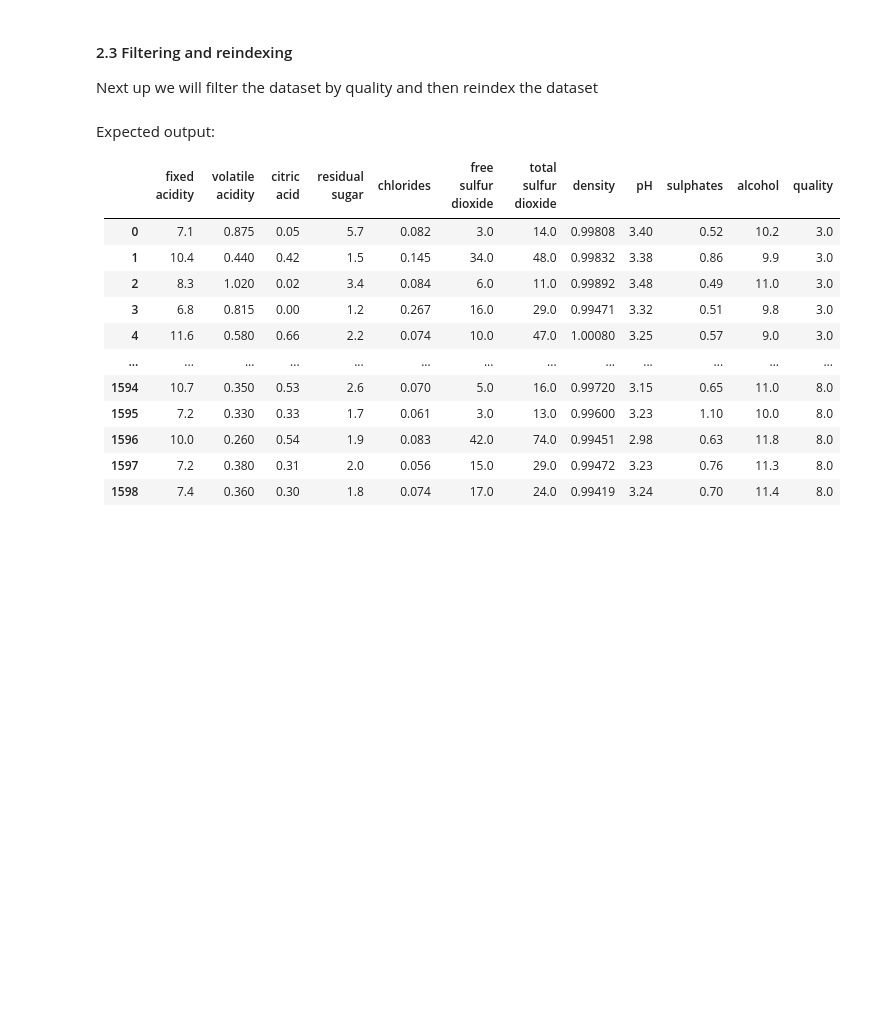
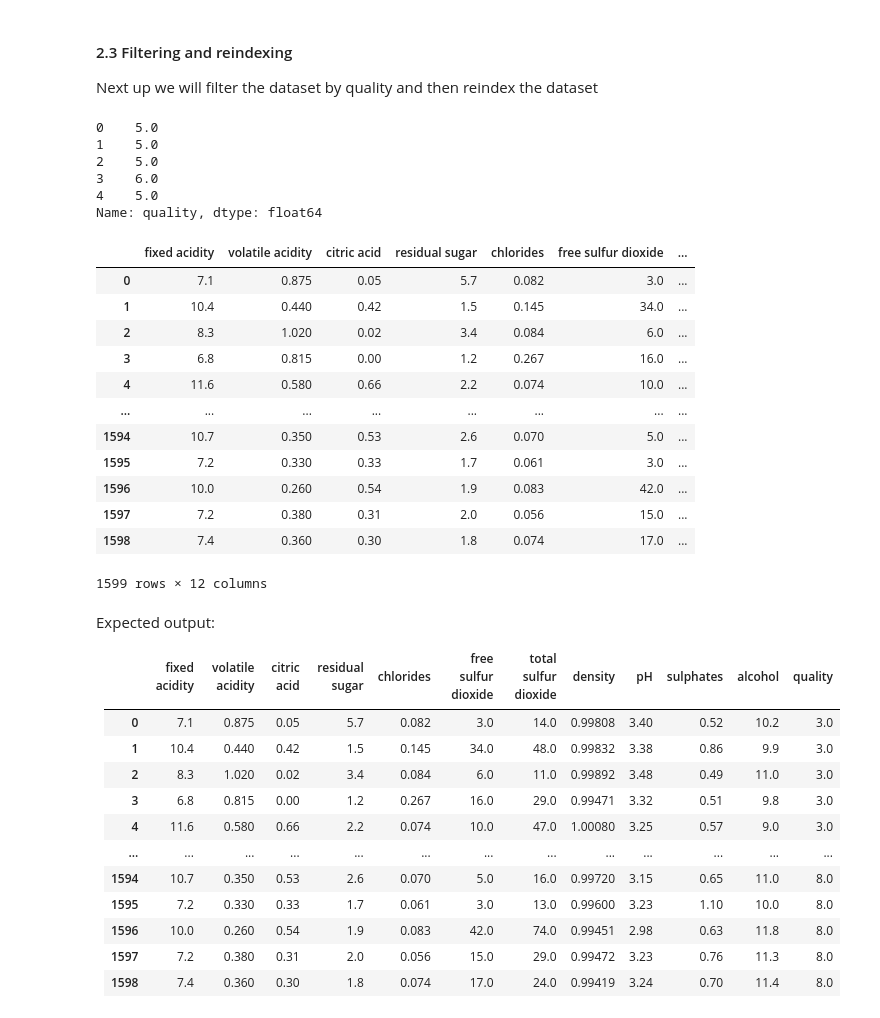
Before and after one commit to ingriderika/Py2b_erika_staffansdotter, a Jupyter notebook: week3/Assignment3FreshData.ipynb, the cells around one changed output. Saved outputs shown, nothing was run; the diff lists cells and outputs as text; code cells hidden in the pictures; blank space fills up the shorter version.

```diff
--- a/week3/Assignment3FreshData.ipynb
+++ b/week3/Assignment3FreshData.ipynb
@@ -255,3 +328,28 @@ df
+# %%
+print(df["quality"].head())
+df = df.sort_values(by=["quality"])#TODO
+df = df.reset_index(drop=True)#TODO
+df
+# %% [output]
+0    5.0
+1    5.0
+2    5.0
+3    6.0
+4    5.0
+Name: quality, dtype: float64
+|  | fixed acidity | volatile acidity | citric acid | residual sugar | chlorides | free sulfur dioxide | ... |
+| 0 | 7.1 | 0.875 | 0.05 | 5.7 | 0.082 | 3.0 | ... |
+| 1 | 10.4 | 0.440 | 0.42 | 1.5 | 0.145 | 34.0 | ... |
+| 2 | 8.3 | 1.020 | 0.02 | 3.4 | 0.084 | 6.0 | ... |
+| 3 | 6.8 | 0.815 | 0.00 | 1.2 | 0.267 | 16.0 | ... |
+| 4 | 11.6 | 0.580 | 0.66 | 2.2 | 0.074 | 10.0 | ... |
+| ... | ... | ... | ... | ... | ... | ... | ... |
+| 1594 | 10.7 | 0.350 | 0.53 | 2.6 | 0.070 | 5.0 | ... |
+| 1595 | 7.2 | 0.330 | 0.33 | 1.7 | 0.061 | 3.0 | ... |
+| 1596 | 10.0 | 0.260 | 0.54 | 1.9 | 0.083 | 42.0 | ... |
+| 1597 | 7.2 | 0.380 | 0.31 | 2.0 | 0.056 | 15.0 | ... |
+| 1598 | 7.4 | 0.360 | 0.30 | 1.8 | 0.074 | 17.0 | ... |
+1599 rows × 12 columns
 # %% [markdown]
 Expected output:
 
```
Also changed, not shown: parts of 9 cells of this notebook.
